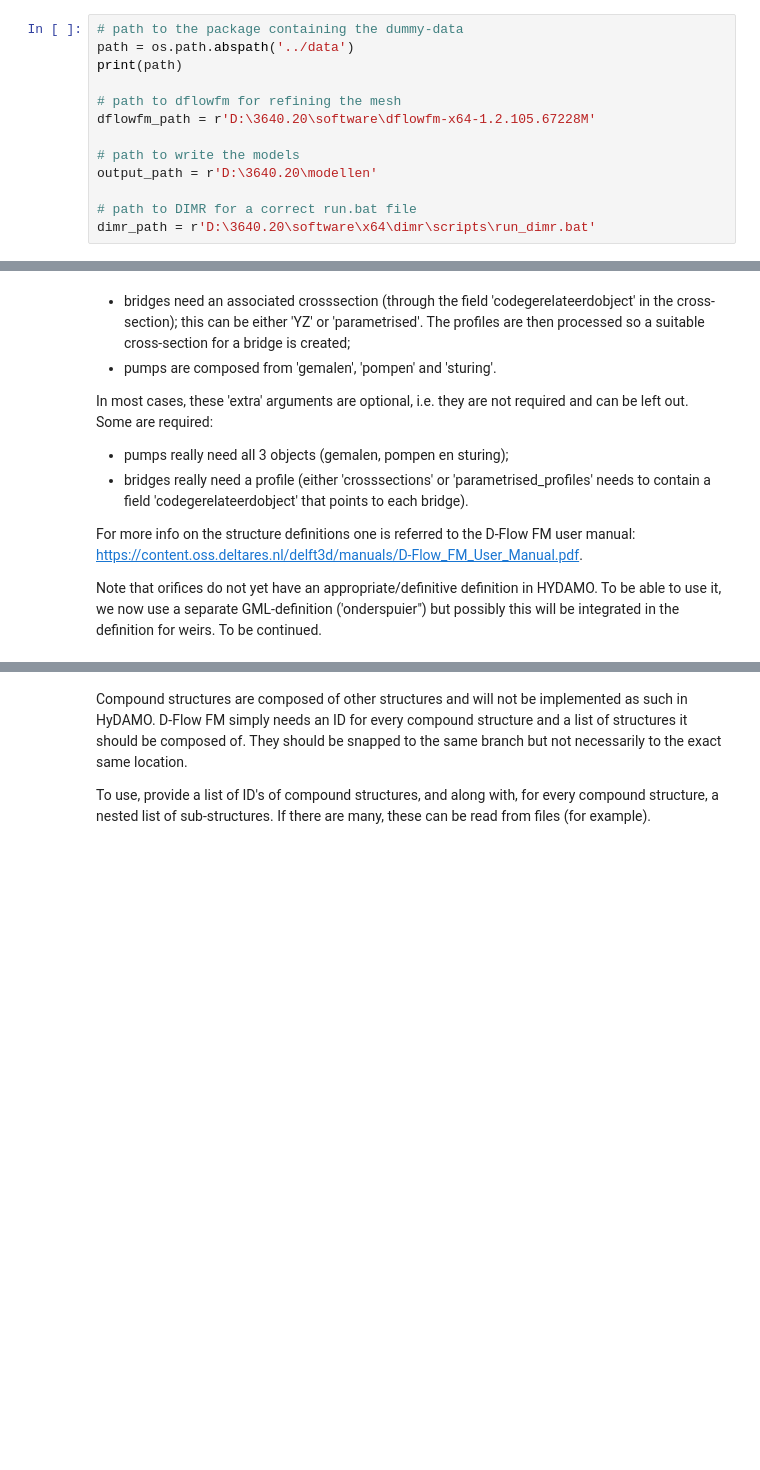
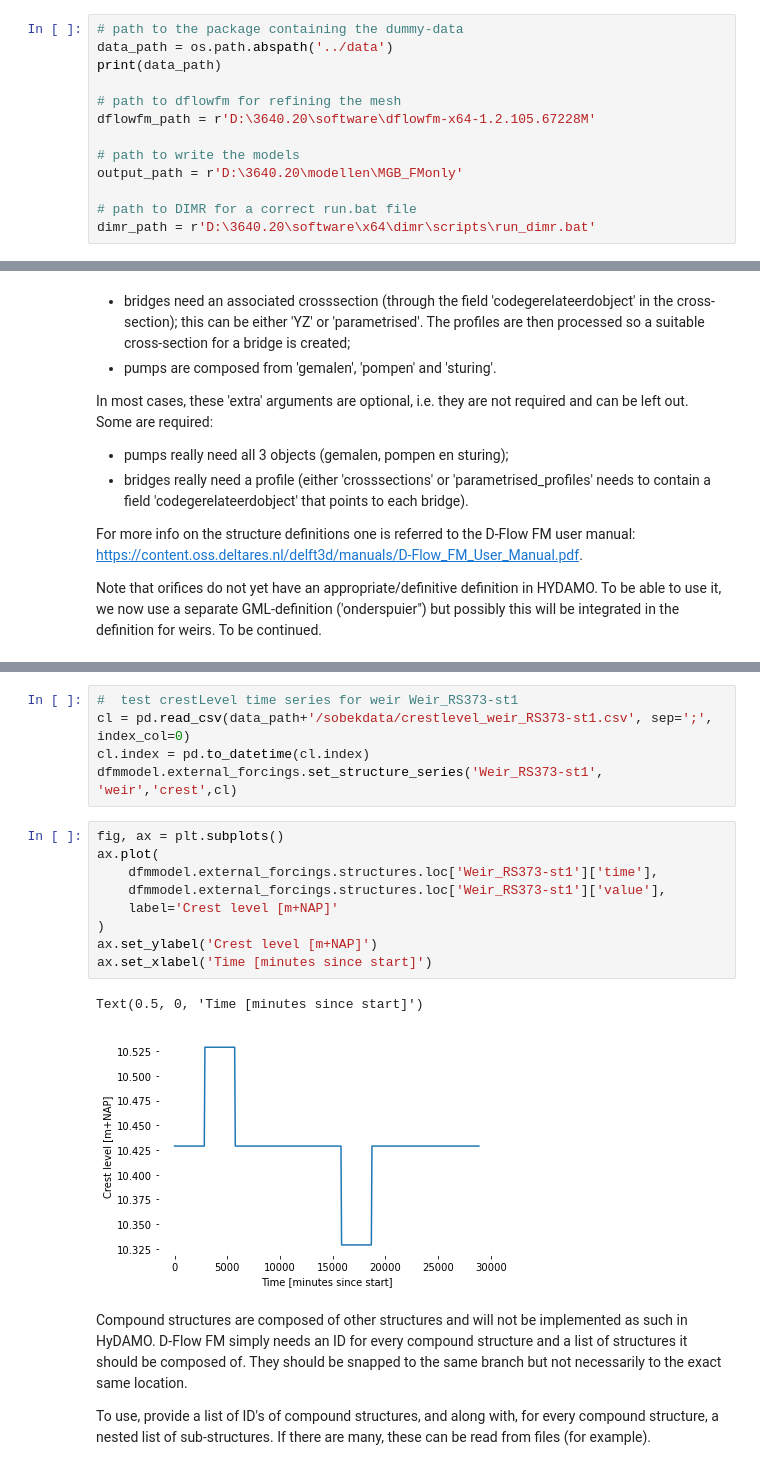
Before and after one commit to openearth/delft3dfmpy, a Jupyter notebook: notebooks/Usage_introduction_FM_only.ipynb, the cells around one changed output, grey strips where cells are left out. Drawn from its saved outputs; the diff is of its cells as text; blank space fills up the shorter version.

```diff
--- a/notebooks/Usage_introduction_FM_only.ipynb
+++ b/notebooks/Usage_introduction_FM_only.ipynb
@@ -73,14 +73,14 @@ A few remarks:
 Change this path to access the data!
 # %%
 # path to the package containing the dummy-data
-path = os.path.abspath('../data')
-print(path)
+data_path = os.path.abspath('../data')
+print(data_path)
 
 # path to dflowfm for refining the mesh
 dflowfm_path = r'D:\3640.20\software\dflowfm-x64-1.2.105.67228M'
 
 # path to write the models
-output_path = r'D:\3640.20\modellen'
+output_path = r'D:\3640.20\modellen\MGB_FMonly'
 
 # path to DIMR for a correct run.bat file
 dimr_path = r'D:\3640.20\software\x64\dimr\scripts\run_dimr.bat'
@@ -253,3 +264,20 @@ INFO:delft3dfmpy.converters.hydamo_to_dflowfm:Currently only simple weirs can be
+# %%
+#  test crestLevel time series for weir Weir_RS373-st1
+cl = pd.read_csv(data_path+'/sobekdata/crestlevel_weir_RS373-st1.csv', sep=';', index_col=0)
+cl.index = pd.to_datetime(cl.index)
+dfmmodel.external_forcings.set_structure_series('Weir_RS373-st1', 'weir','crest',cl)
+# %%
+fig, ax = plt.subplots()
+ax.plot(
+    dfmmodel.external_forcings.structures.loc['Weir_RS373-st1']['time'],
+    dfmmodel.external_forcings.structures.loc['Weir_RS373-st1']['value'],
+    label='Crest level [m+NAP]'
+)
+ax.set_ylabel('Crest level [m+NAP]')
+ax.set_xlabel('Time [minutes since start]')
+# %% [output]
+Text(0.5, 0, 'Time [minutes since start]')
+[figure, added]
 # %% [markdown]
 Compound structures are composed of other structures and will not be implemented as such in HyDAMO. D-Flow FM simply needs an ID for every compound structure and a list of structures it should be composed of. They should be snapped to the same branch but not necessarily to the exact same location.
 
```
Also changed, not shown: parts of 25 cells of this notebook, 11 other files.
